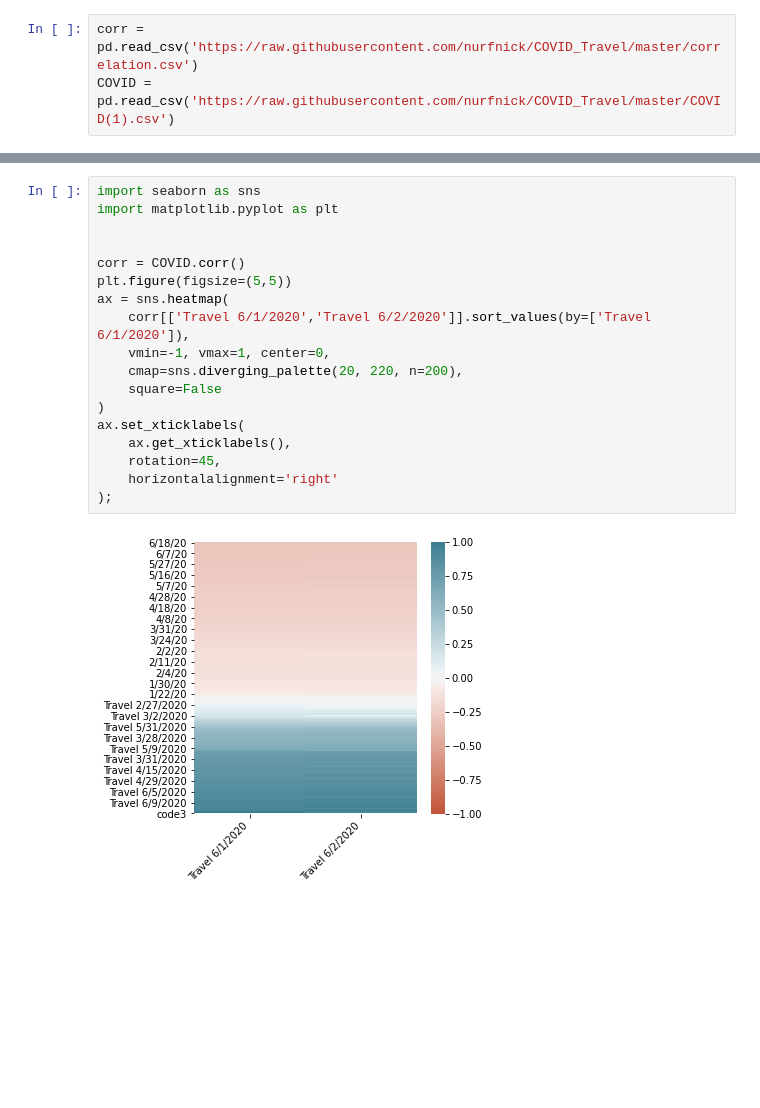
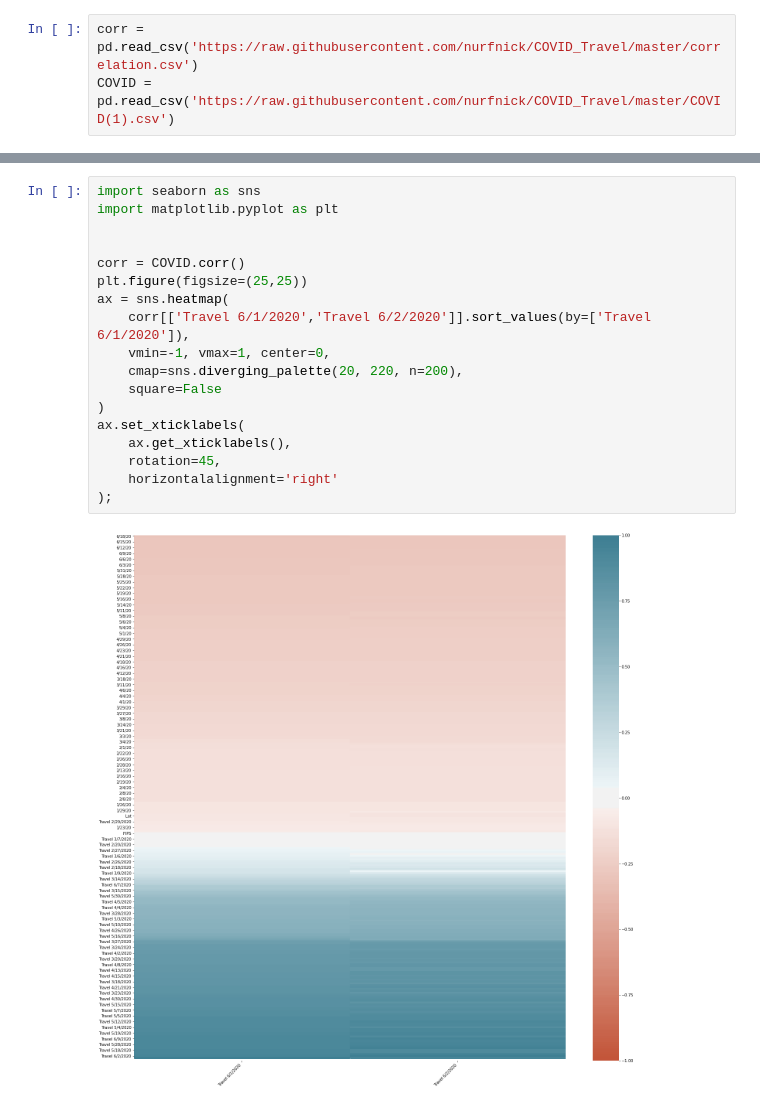
Before and after one commit to nurfnick/COVID_Travel, a Jupyter notebook: Regression.ipynb, the cells around one changed output, grey strips where cells are left out. Cells and saved outputs as stored; diff of their text form; blank space fills up the shorter version.

```diff
--- a/Regression.ipynb
+++ b/Regression.ipynb
@@ -210,20 +212,20 @@ ax.set_xticklabels(
 # %%
 import seaborn as sns
 import matplotlib.pyplot as plt
 
 
 corr = COVID.corr()
-plt.figure(figsize=(5,5))
+plt.figure(figsize=(25,25))
 ax = sns.heatmap(
     corr[['Travel 6/1/2020','Travel 6/2/2020']].sort_values(by=['Travel 6/1/2020']),
     vmin=-1, vmax=1, center=0,
     cmap=sns.diverging_palette(20, 220, n=200),
     square=False
 )
 ax.set_xticklabels(
     ax.get_xticklabels(),
     rotation=45,
     horizontalalignment='right'
 );
 # %% [output]
-[figure, old version]
+[figure, new version]
```
Also changed, not shown: parts of 6 cells of this notebook.
